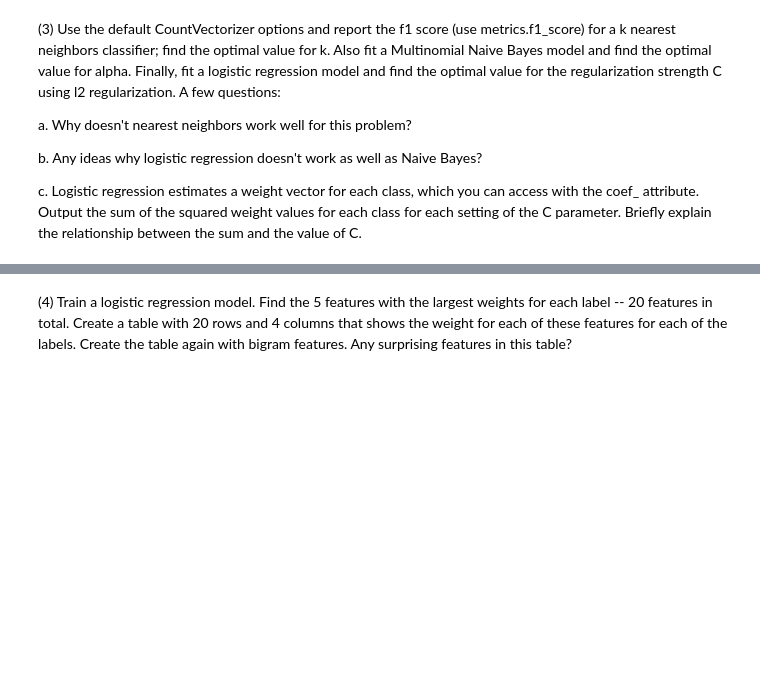
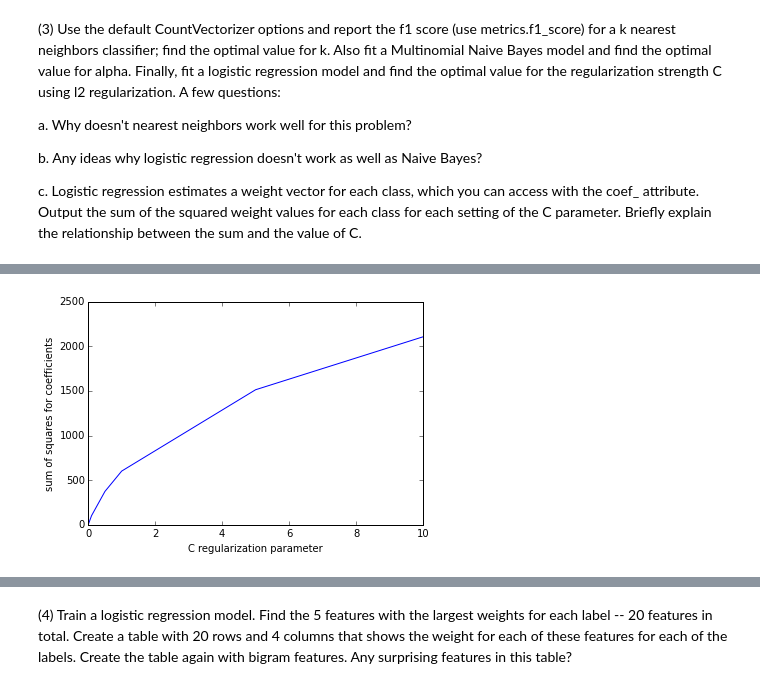
Before and after one commit to jbocharov-mids/W207-Machine-Learning, a Jupyter notebook: John_Bocharov_p2.ipynb, the cells around one changed output, grey strips where cells are left out. Drawn from its saved outputs; the diff is of its cells as text; code cells hidden in the pictures; blank space fills up the shorter version.

```diff
--- a/John_Bocharov_p2.ipynb
+++ b/John_Bocharov_p2.ipynb
@@ -316,19 +316,19 @@ def P3():
     dev_vectorized = vectorizer.transform(dev_data)
 
     def P3a(vectorizer, train_vectorized, dev_vectorized):
-        def best_nearest_neighbors(train_vectorized, train_labels, n_neighbors = range(1, 10)):
+        def best_nearest_neighbors(train_vectorized, train_labels, n_neighbors = range(1, 10), verbose = 0):
 
             hyperparameters = { 'n_neighbors' : n_neighbors }
             nearest_neighbors = KNeighborsClassifier()
 
-            grid_search = GridSearchCV(nearest_neighbors, hyperparameters, verbose = 3, scoring = 'f1')
+            grid_search = GridSearchCV(nearest_neighbors, hyperparameters, verbose = verbose, scoring = 'f1')
             grid_search.fit(train_vectorized, train_labels)
 
-            return grid_search
+            return grid_search.best_estimator_
 
         nearest_neighbors = best_nearest_neighbors(train_vectorized, train_labels)
 
-        best_n_neighbors = nearest_neighbors.get_params()['estimator'].get_params()['n_neighbors']
+        best_n_neighbors = nearest_neighbors.get_params()['n_neighbors']
         dev_predictions = nearest_neighbors.predict(dev_vectorized)
         knn_f1_score = metrics.f1_score(dev_labels, dev_predictions)
 
@@ -364,12 +364,82 @@ def P3():
 
             return np.mean(cosine_distances)
 
-        nearest_5_neighbors = KNeighborsClassifier(n_neighbors = 5)
-        nearest_5_neighbors.fit(train_vectorized, train_labels)
-        mean_distance = mean_neighbor_cosine_distance(nearest_5_neighbors, train_vectorized)
+        mean_distance = mean_neighbor_cosine_distance(nearest_neighbors, train_vectorized)
         print '  Mean cosine distance to nearest neighbors: ' + str(mean_distance)
+        print ''
+
     P3a(vectorizer, train_vectorized, dev_vectorized)
 
+    def P3b(vectorizer, train_vectorized, dev_vectorized):
+        def best_naive_bayes(train_data, train_labels, hyperparameters, verbose = 0):
+            naive_bayes = MultinomialNB()
+            grid_search = GridSearchCV(naive_bayes, hyperparameters, verbose = verbose, scoring = 'f1')
+            grid_search.fit(train_data, train_labels)
+
+            return grid_search.best_estimator_
+
+        naive_bayes_hyperparameters = {'alpha': [0.0, 0.0001, 0.001, 0.01, 0.1, 0.5, 1.0]}
+
+        naive_bayes = best_naive_bayes(
+            train_vectorized, train_labels, naive_bayes_hyperparameters
+        )
+
+        best_naive_bayes_alpha = naive_bayes.get_params()['alpha']
+        dev_predictions = naive_bayes.predict(dev_vectorized)
+        naive_bayes_f1_score = metrics.f1_score(dev_labels, dev_predictions)
+
+        def best_logistic_regression(train_data, train_labels, hyperparameters, verbose = 0):
+            logistic_regression = LogisticRegression()
+            grid_search = GridSearchCV(logistic_regression, hyperparameters, verbose = verbose, scoring = 'f1')
+
+            grid_search.fit(train_data, train_labels)
+
+            return grid_search.best_estimator_
+
+        logistic_regression_hyperparameters = {'C': [0.0001, 0.001, 0.01, 0.1, 0.5, 1.0, 5.0, 10.0, 100.0]}
+
+        logistic_regression = best_logistic_regression(
+            train_vectorized, train_labels, logistic_regression_hyperparameters
+        )
+        best_logistic_regression_C = logistic_regression.get_params()['C']
+
+        dev_predictions = logistic_regression.predict(dev_vectorized)
+        logistic_regression_f1_score = metrics.f1_score(dev_labels, dev_predictions)
+
+        print '***** (3) b. Naive Bayes and Logistic Regression *****'
+        print '  Naive Bayes best alpha: ' + str(best_naive_bayes_alpha) + \
+          ' of ' + str(naive_bayes_hyperparameters['alpha'])
+        print '  Naive Bayes F1 score over dev data: ' + str(naive_bayes_f1_score)
+        print ''
+        print '  Logistic Regression best C: ' + str(best_logistic_regression_C) + \
+          ' of ' + str(logistic_regression_hyperparameters['C'])
+        print '  Logistic Regression F1 score over dev data: ' + str(logistic_regression_f1_score)
+        print ''
+
+    P3b(vectorizer, train_vectorized, dev_vectorized)
+
+    def P3c(vectorizer, train_vectorized, dev_vectorized):
+        logistic_regression_hyperparameters = {'C': [0.0001, 0.001, 0.01, 0.1, 0.5, 1.0, 5.0, 10.0]}
+        logistic_regression_Cs = logistic_regression_hyperparameters['C']
+
+        def get_logistic_regression_coefs(train_data, train_labels, C):
+            logistic_regression = LogisticRegression(C = C)
+            logistic_regression.fit(train_data, train_labels)
+            return logistic_regression.coef_
+
+        sum_of_coef_squares = [
+            np.sum(get_logistic_regression_coefs(train_vectorized, train_labels, C) ** 2)
+            for C in logistic_regression_Cs
+        ]
+
+        print '***** (3) b. Naive Bayes and Logistic Regression *****'
+        print ''
+        plt.plot(logistic_regression_Cs, sum_of_coef_squares)
+        plt.xlabel('C regularization parameter')
+        plt.ylabel('sum of squares for coefficients')
+        _ = plt.show()
+
+    P3c(vectorizer, train_vectorized, dev_vectorized)
 P3()
 
 ### STUDENT END ###
@@ -402,0 +463 @@ Fitting 3 folds for each of 9 candidates, totalling 27 fits
+[figure, added]
```
Also changed, not shown: parts of 3 cells of this notebook, 1 other file.
